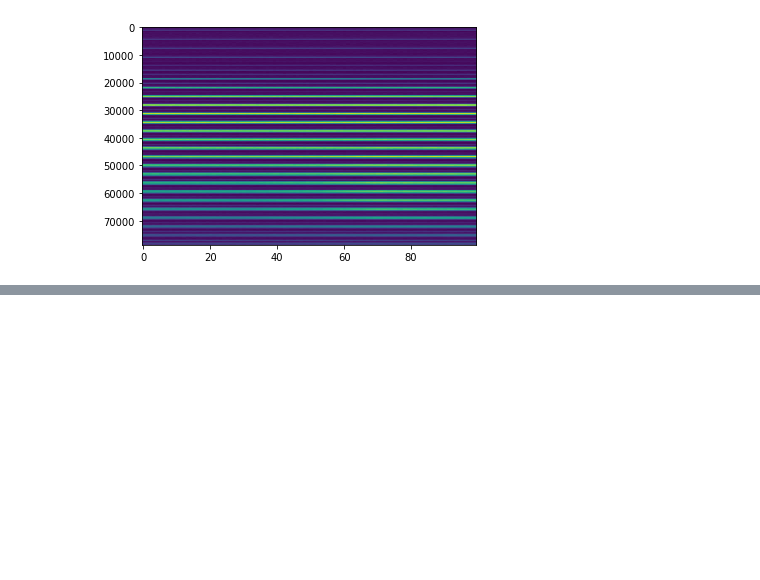
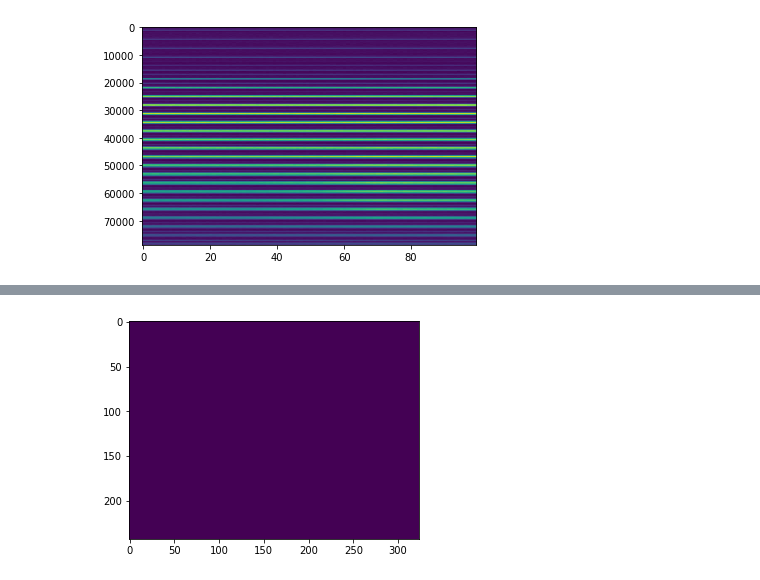
Before and after one commit to antipa/Randoscope_dev, a Jupyter notebook: fast_ICA_testing.ipynb, the cells around one changed output, grey strips where cells are left out. Saved outputs shown, nothing was run; the diff lists cells and outputs as text; code cells hidden in the pictures; blank space fills up the shorter version.

```diff
--- a/fast_ICA_testing.ipynb
+++ b/fast_ICA_testing.ipynb
@@ -84,3 +123,12 @@ False
+# %%
+H = NMF_model.components_
+f = plt.figure()
+for n in range(ncomps):
+    plt.imshow(vec2im(W[:,n]))
+    display.display(f)
+    display.clear_output(wait=True)
+# %% [output]
+[figure, added]
 # %%
 plt.subplot(1,3,1)
 plt.imshow(np.dot(S_,A_.T) + ica.mean_, aspect='auto')
```
Also changed, not shown: parts of 18 cells of this notebook, 1 other file.
